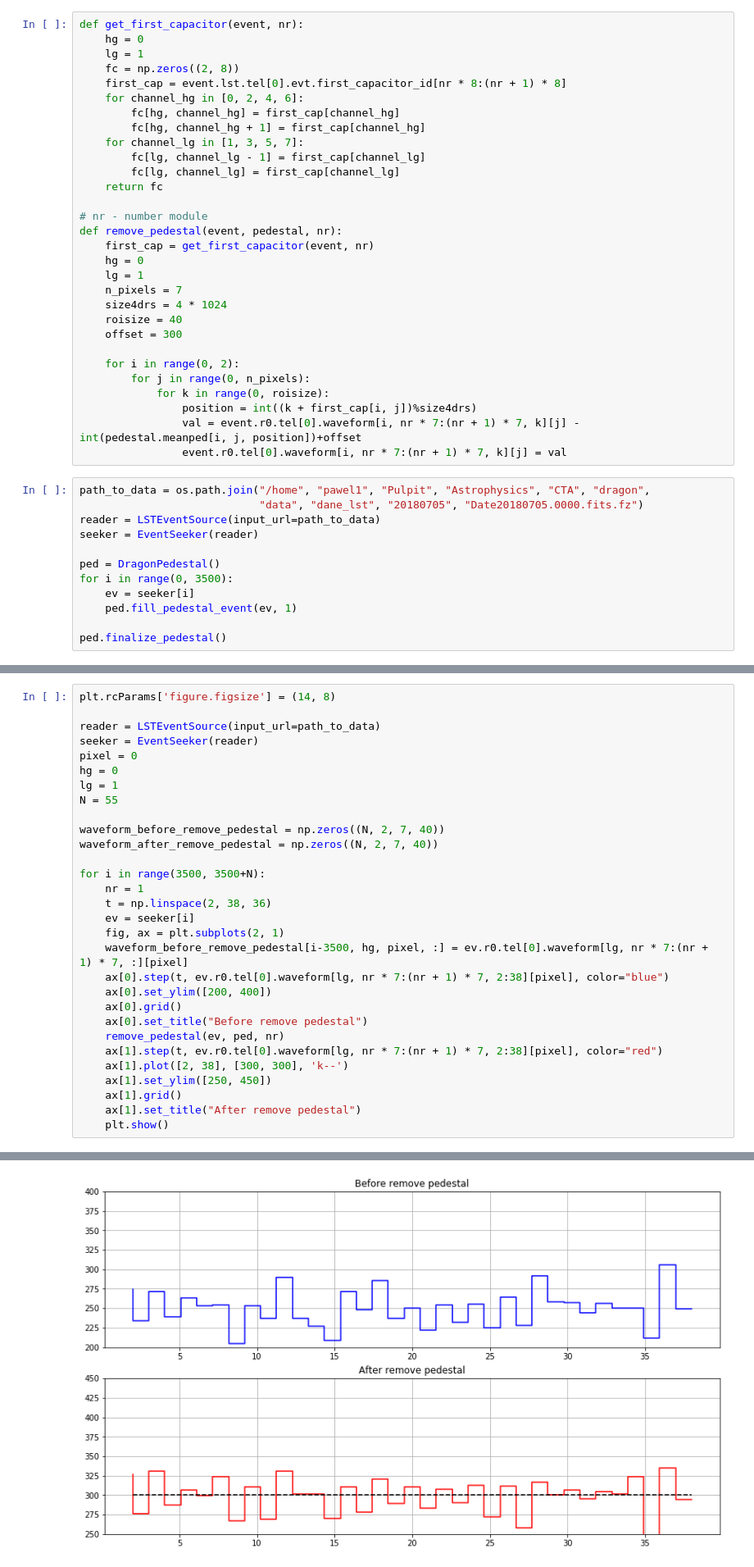
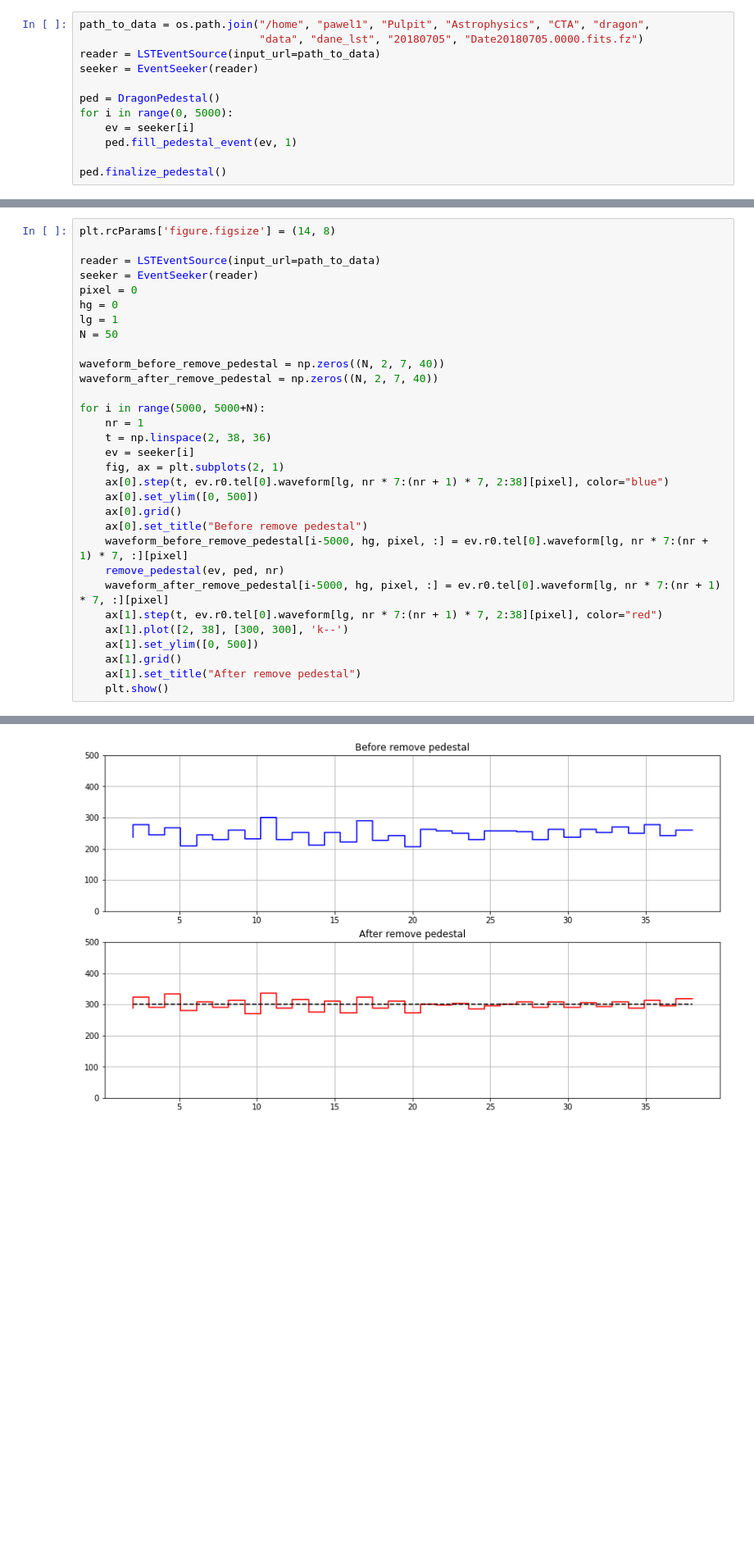
Before and after one commit to pawel21/ctapipe, a Jupyter notebook: examples/notebooks/remove_pedestal_dragon.ipynb, the cells around one changed output, grey strips where cells are left out. Shown at 82% size. Drawn from its saved outputs; the diff is of its cells as text; blank space fills up the shorter version.

```diff
--- a/examples/notebooks/remove_pedestal_dragon.ipynb
+++ b/examples/notebooks/remove_pedestal_dragon.ipynb
@@ -8,33 +9,3 @@ from ctapipe.calib.camera import DragonPedestal
-# %%
-def get_first_capacitor(event, nr):
-    hg = 0
-    lg = 1
-    fc = np.zeros((2, 8))
-    first_cap = event.lst.tel[0].evt.first_capacitor_id[nr * 8:(nr + 1) * 8]
-    for channel_hg in [0, 2, 4, 6]:
-        fc[hg, channel_hg] = first_cap[channel_hg]
-        fc[hg, channel_hg + 1] = first_cap[channel_hg]
-    for channel_lg in [1, 3, 5, 7]:
-        fc[lg, channel_lg - 1] = first_cap[channel_lg]
-        fc[lg, channel_lg] = first_cap[channel_lg]
-    return fc
-
-# nr - number module
-def remove_pedestal(event, pedestal, nr):
-    first_cap = get_first_capacitor(event, nr)
-    hg = 0
-    lg = 1
-    n_pixels = 7
-    size4drs = 4 * 1024
-    roisize = 40
-    offset = 300
-
-    for i in range(0, 2):
-        for j in range(0, n_pixels):
-            for k in range(0, roisize):
-                position = int((k + first_cap[i, j])%size4drs)
-                val = event.r0.tel[0].waveform[i, nr * 7:(nr + 1) * 7, k][j] - int(pedestal.meanped[i, j, position])+offset
-                event.r0.tel[0].waveform[i, nr * 7:(nr + 1) * 7, k][j] = val
 # %%
 path_to_data = os.path.join("/home", "pawel1", "Pulpit", "Astrophysics", "CTA", "dragon",
                             "data", "dane_lst", "20180705", "Date20180705.0000.fits.fz")
@@ -42,7 +13,7 @@ reader = LSTEventSource(input_url=path_to_data)
 seeker = EventSeeker(reader)
 
 ped = DragonPedestal()
-for i in range(0, 3500):
+for i in range(0, 5000):
     ev = seeker[i]
     ped.fill_pedestal_event(ev, 1)
 
@@ -57,25 +31,26 @@ seeker = EventSeeker(reader)
 pixel = 0
 hg = 0
 lg = 1
-N = 55
+N = 50
 
 waveform_before_remove_pedestal = np.zeros((N, 2, 7, 40))
 waveform_after_remove_pedestal = np.zeros((N, 2, 7, 40))
 
-for i in range(3500, 3500+N):
+for i in range(5000, 5000+N):
     nr = 1
     t = np.linspace(2, 38, 36)
     ev = seeker[i]
     fig, ax = plt.subplots(2, 1)
-    waveform_before_remove_pedestal[i-3500, hg, pixel, :] = ev.r0.tel[0].waveform[lg, nr * 7:(nr + 1) * 7, :][pixel]
     ax[0].step(t, ev.r0.tel[0].waveform[lg, nr * 7:(nr + 1) * 7, 2:38][pixel], color="blue")
-    ax[0].set_ylim([200, 400])
+    ax[0].set_ylim([0, 500])
     ax[0].grid()
     ax[0].set_title("Before remove pedestal")
+    waveform_before_remove_pedestal[i-5000, hg, pixel, :] = ev.r0.tel[0].waveform[lg, nr * 7:(nr + 1) * 7, :][pixel]
     remove_pedestal(ev, ped, nr)
+    waveform_after_remove_pedestal[i-5000, hg, pixel, :] = ev.r0.tel[0].waveform[lg, nr * 7:(nr + 1) * 7, :][pixel]
     ax[1].step(t, ev.r0.tel[0].waveform[lg, nr * 7:(nr + 1) * 7, 2:38][pixel], color="red")
     ax[1].plot([2, 38], [300, 300], 'k--')
-    ax[1].set_ylim([250, 450])
+    ax[1].set_ylim([0, 500])
     ax[1].grid()
     ax[1].set_title("After remove pedestal")
     plt.show()
@@ -96 +71 @@ WARNING:ctapipe.io.eventseeker.EventSeeker:Seeking to event by looping through e
-[figure, old version]
+[figure, new version]
```
Also changed, not shown: parts of 8 cells of this notebook, 1 other file.
